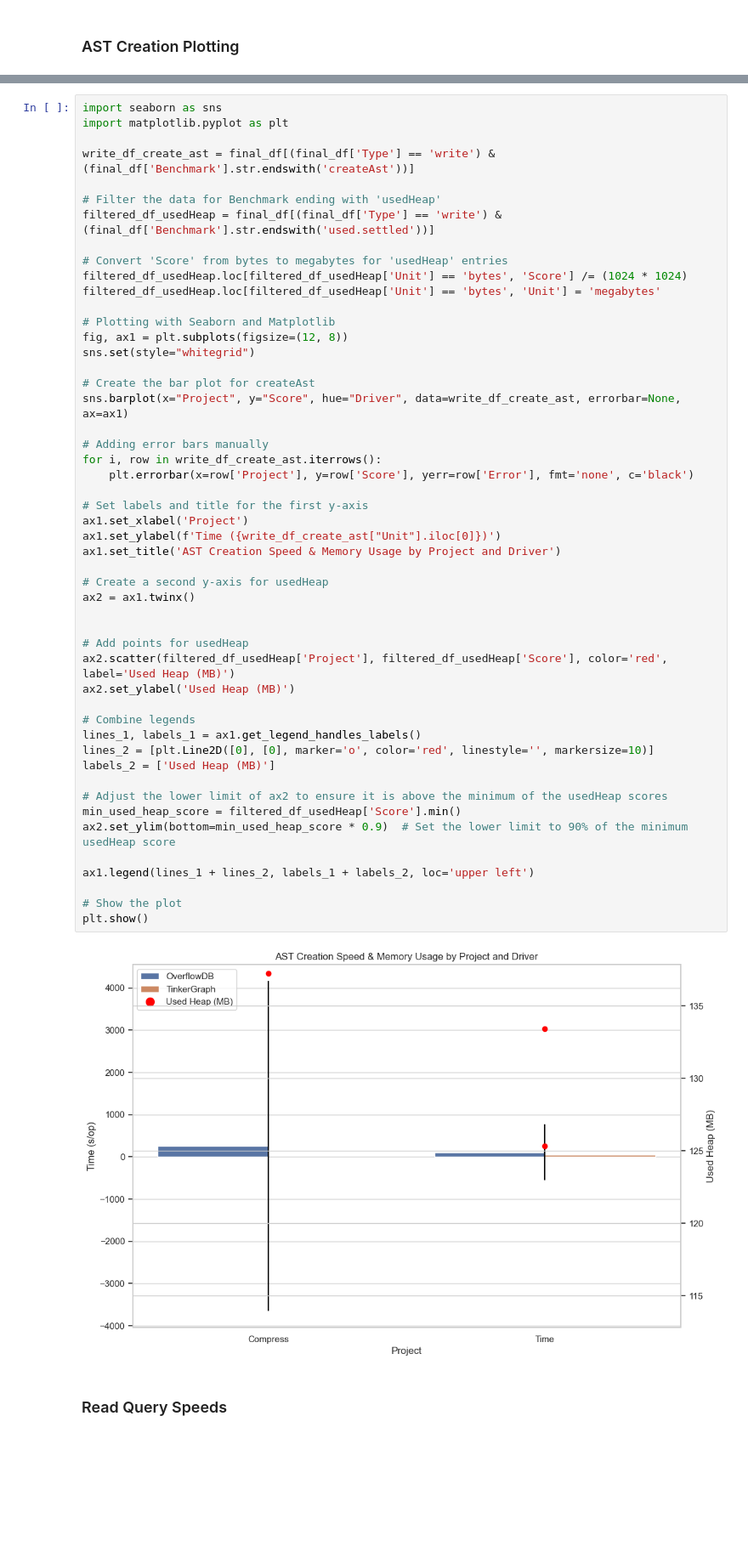
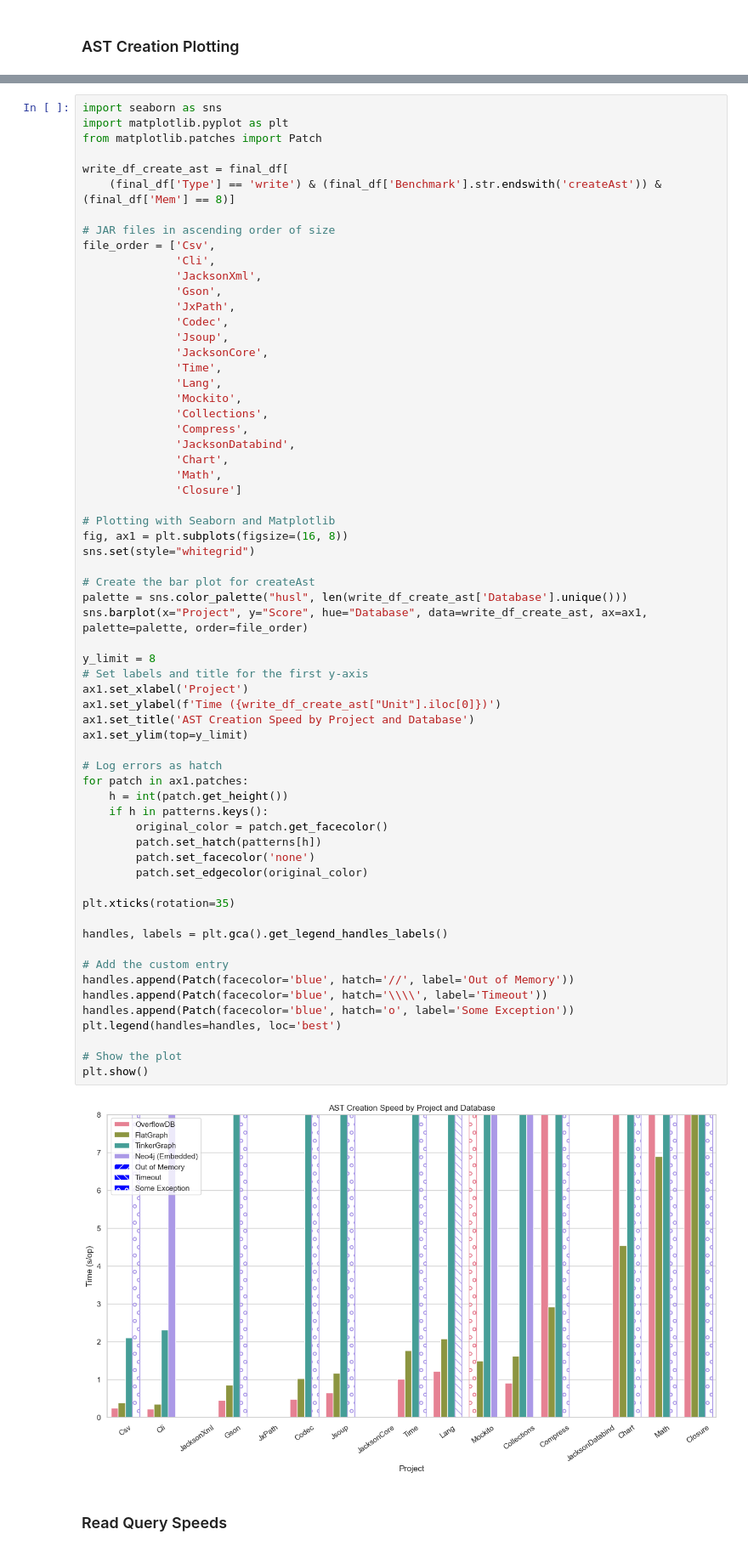
Before and after one commit to plume-oss/benchmarking, a Jupyter notebook: plotting.ipynb, the cells around one changed output, grey strips where cells are left out. Shown: that part at 85% size. Drawn from its saved outputs; the diff is of its cells as text; blank space fills up the shorter version.

```diff
--- a/plotting.ipynb
+++ b/plotting.ipynb
@@ -95,55 +170,68 @@ print(final_df)
 # %%
 import seaborn as sns
 import matplotlib.pyplot as plt
+from matplotlib.patches import Patch
 
-write_df_create_ast = final_df[(final_df['Type'] == 'write') & (final_df['Benchmark'].str.endswith('createAst'))]
+write_df_create_ast = final_df[
+    (final_df['Type'] == 'write') & (final_df['Benchmark'].str.endswith('createAst')) & (final_df['Mem'] == 8)]
 
-# Filter the data for Benchmark ending with 'usedHeap'
-filtered_df_usedHeap = final_df[(final_df['Type'] == 'write') & (final_df['Benchmark'].str.endswith('used.settled'))]
-
-# Convert 'Score' from bytes to megabytes for 'usedHeap' entries
-filtered_df_usedHeap.loc[filtered_df_usedHeap['Unit'] == 'bytes', 'Score'] /= (1024 * 1024)
-filtered_df_usedHeap.loc[filtered_df_usedHeap['Unit'] == 'bytes', 'Unit'] = 'megabytes'
+# JAR files in ascending order of size
+file_order = ['Csv',
+              'Cli',
+              'JacksonXml',
+              'Gson',
+              'JxPath',
+              'Codec',
+              'Jsoup',
+              'JacksonCore',
+              'Time',
+              'Lang',
+              'Mockito',
+              'Collections',
+              'Compress',
+              'JacksonDatabind',
+              'Chart',
+              'Math',
+              'Closure']
 
 # Plotting with Seaborn and Matplotlib
-fig, ax1 = plt.subplots(figsize=(12, 8))
+fig, ax1 = plt.subplots(figsize=(16, 8))
 sns.set(style="whitegrid")
 
 # Create the bar plot for createAst
-sns.barplot(x="Project", y="Score", hue="Driver", data=write_df_create_ast, errorbar=None, ax=ax1)
+palette = sns.color_palette("husl", len(write_df_create_ast['Database'].unique()))
+sns.barplot(x="Project", y="Score", hue="Database", data=write_df_create_ast, ax=ax1, palette=palette, order=file_order)
 
-# Adding error bars manually
-for i, row in write_df_create_ast.iterrows():
-    plt.errorbar(x=row['Project'], y=row['Score'], yerr=row['Error'], fmt='none', c='black')
-
+y_limit = 8
 # Set labels and title for the first y-axis
 ax1.set_xlabel('Project')
 ax1.set_ylabel(f'Time ({write_df_create_ast["Unit"].iloc[0]})')
-ax1.set_title('AST Creation Speed & Memory Usage by Project and Driver')
+ax1.set_title('AST Creation Speed by Project and Database')
+ax1.set_ylim(top=y_limit)
 
-# Create a second y-axis for usedHeap
-ax2 = ax1.twinx()
+# Log errors as hatch
+for patch in ax1.patches:
+    h = int(patch.get_height())
+    if h in patterns.keys():
+        original_color = patch.get_facecolor()
+        patch.set_hatch(patterns[h])
+        patch.set_facecolor('none')
+        patch.set_edgecolor(original_color)
 
+plt.xticks(rotation=35)
 
-# Add points for usedHeap
-ax2.scatter(filtered_df_usedHeap['Project'], filtered_df_usedHeap['Score'], color='red', label='Used Heap (MB)')
-ax2.set_ylabel('Used Heap (MB)')
+handles, labels = plt.gca().get_legend_handles_labels()
 
-# Combine legends
-lines_1, labels_1 = ax1.get_legend_handles_labels()
-lines_2 = [plt.Line2D([0], [0], marker='o', color='red', linestyle='', markersize=10)]
-labels_2 = ['Used Heap (MB)']
-
-# Adjust the lower limit of ax2 to ensure it is above the minimum of the usedHeap scores
-min_used_heap_score = filtered_df_usedHeap['Score'].min()
-ax2.set_ylim(bottom=min_used_heap_score * 0.9)  # Set the lower limit to 90% of the minimum usedHeap score
-
-ax1.legend(lines_1 + lines_2, labels_1 + labels_2, loc='upper left')
+# Add the custom entry
+handles.append(Patch(facecolor='blue', hatch='//', label='Out of Memory'))
+handles.append(Patch(facecolor='blue', hatch='\\\\', label='Timeout'))
+handles.append(Patch(facecolor='blue', hatch='o', label='Some Exception'))
+plt.legend(handles=handles, loc='best')
 
 # Show the plot
 plt.show()
 # %% [output]
-[figure, old version]
+[figure, new version]
 # %% [markdown]
 ### Read Query Speeds
 # %%
```
Also changed, not shown: parts of 4 cells of this notebook.
